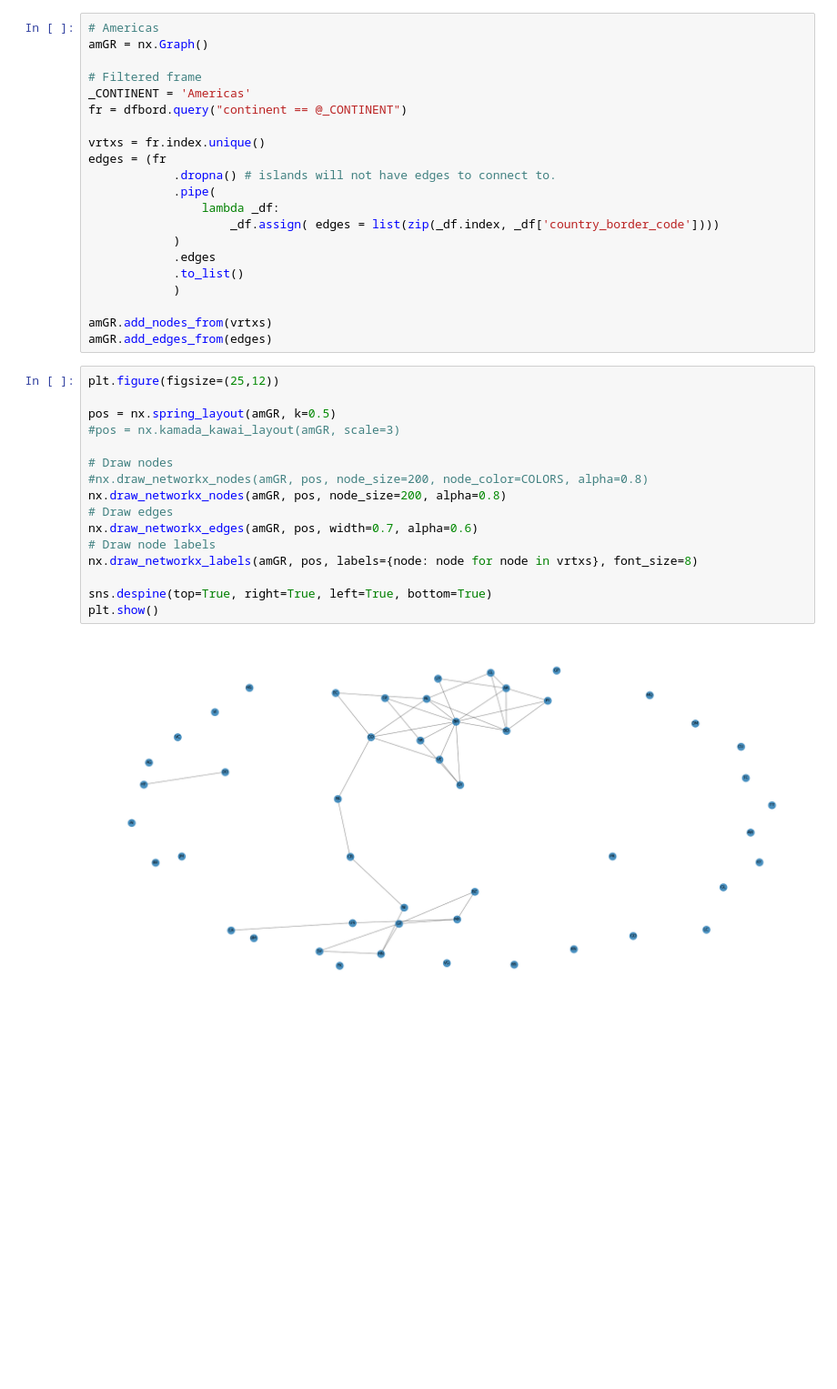
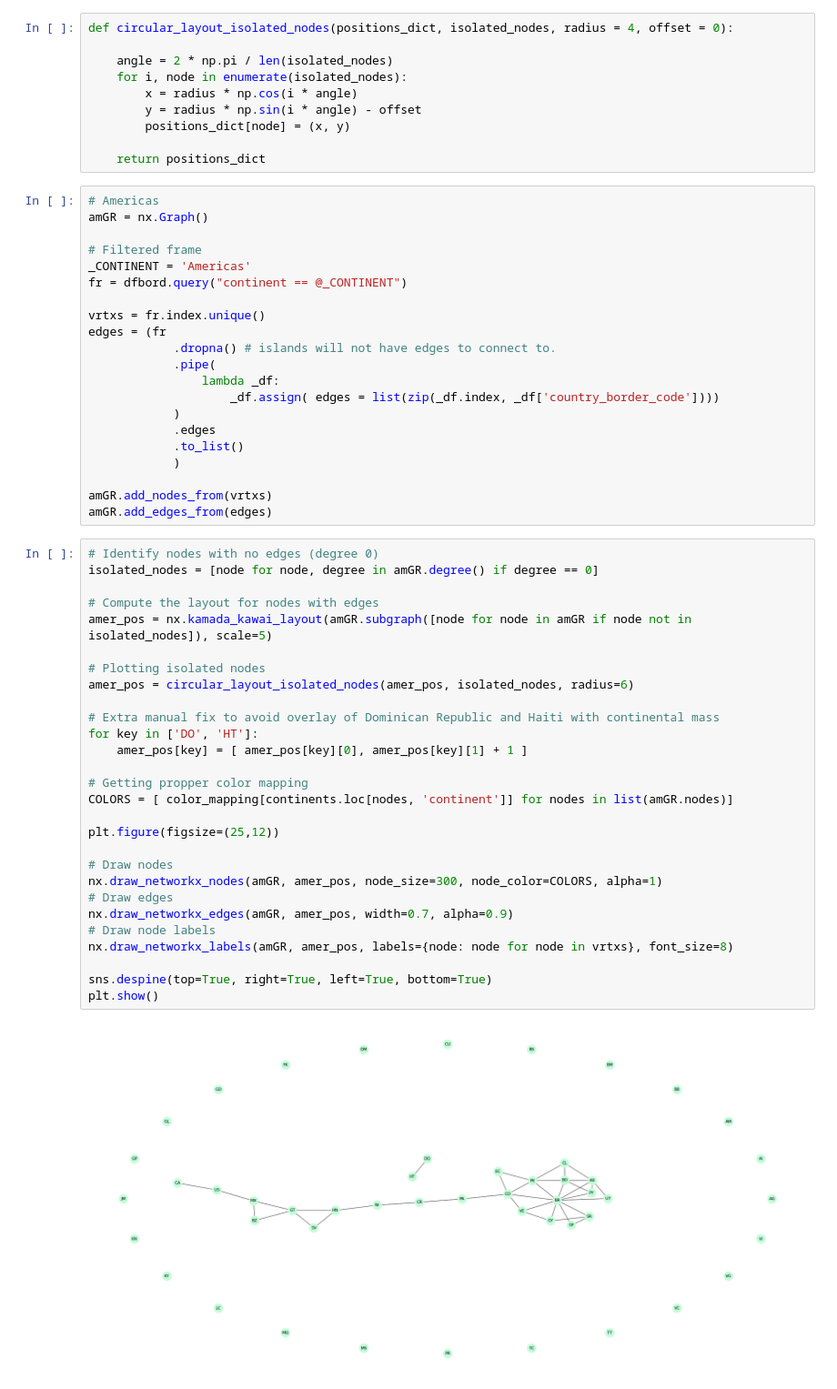
Before and after one commit to maikelps/TheWorldAsAGraph, a Jupyter notebook: World_graph.ipynb, the cells around one changed output. Shown: that part at 91% size. Saved outputs shown, nothing was run; the diff lists cells and outputs as text; blank space fills up the shorter version.

Commit message:
america positions

```diff
--- a/World_graph.ipynb
+++ b/World_graph.ipynb
@@ -89,6 +93,16 @@ color_mapping = {
 # Preparing for graph plot
 
 The best approach to generate a coprehensive plot of the network is to slice continentaly, create a layout from each land mass, save the layouts, fix positions strategically, and then compile it in a single plot.
+# %%
+def circular_layout_isolated_nodes(positions_dict, isolated_nodes, radius = 4, offset = 0):
+
+    angle = 2 * np.pi / len(isolated_nodes)
+    for i, node in enumerate(isolated_nodes):
+        x = radius * np.cos(i * angle)
+        y = radius * np.sin(i * angle) - offset
+        positions_dict[node] = (x, y)
+
+    return positions_dict
 # %%
 # Americas
 amGR = nx.Graph()
@@ -110,21 +124,33 @@ edges = (fr
 
 amGR.add_nodes_from(vrtxs)
 amGR.add_edges_from(edges)
-# %%
-plt.figure(figsize=(25,12))
-
-pos = nx.spring_layout(amGR, k=0.5)
-#pos = nx.kamada_kawai_layout(amGR, scale=3)
-
-# Draw nodes
-#nx.draw_networkx_nodes(amGR, pos, node_size=200, node_color=COLORS, alpha=0.8)
-nx.draw_networkx_nodes(amGR, pos, node_size=200, alpha=0.8)
-# Draw edges
-nx.draw_networkx_edges(amGR, pos, width=0.7, alpha=0.6)
-# Draw node labels
-nx.draw_networkx_labels(amGR, pos, labels={node: node for node in vrtxs}, font_size=8)
-
-sns.despine(top=True, right=True, left=True, bottom=True)
-plt.show()
-# %% [output]
-[figure, removed]
+# %%
+# Identify nodes with no edges (degree 0)
+isolated_nodes = [node for node, degree in amGR.degree() if degree == 0]
+
+# Compute the layout for nodes with edges
+amer_pos = nx.kamada_kawai_layout(amGR.subgraph([node for node in amGR if node not in isolated_nodes]), scale=5)
+
+# Plotting isolated nodes
+amer_pos = circular_layout_isolated_nodes(amer_pos, isolated_nodes, radius=6)
+
+# Extra manual fix to avoid overlay of Dominican Republic and Haiti with continental mass
+for key in ['DO', 'HT']:
+    amer_pos[key] = [ amer_pos[key][0], amer_pos[key][1] + 1 ]
+
+# Getting propper color mapping
+COLORS = [ color_mapping[continents.loc[nodes, 'continent']] for nodes in list(amGR.nodes)]
+
+plt.figure(figsize=(25,12))
+
+# Draw nodes
+nx.draw_networkx_nodes(amGR, amer_pos, node_size=300, node_color=COLORS, alpha=1)
+# Draw edges
+nx.draw_networkx_edges(amGR, amer_pos, width=0.7, alpha=0.9)
+# Draw node labels
+nx.draw_networkx_labels(amGR, amer_pos, labels={node: node for node in vrtxs}, font_size=8)
+
+sns.despine(top=True, right=True, left=True, bottom=True)
+plt.show()
+# %% [output]
+[figure, added]
```
Also changed, not shown: parts of 3 cells of this notebook.
